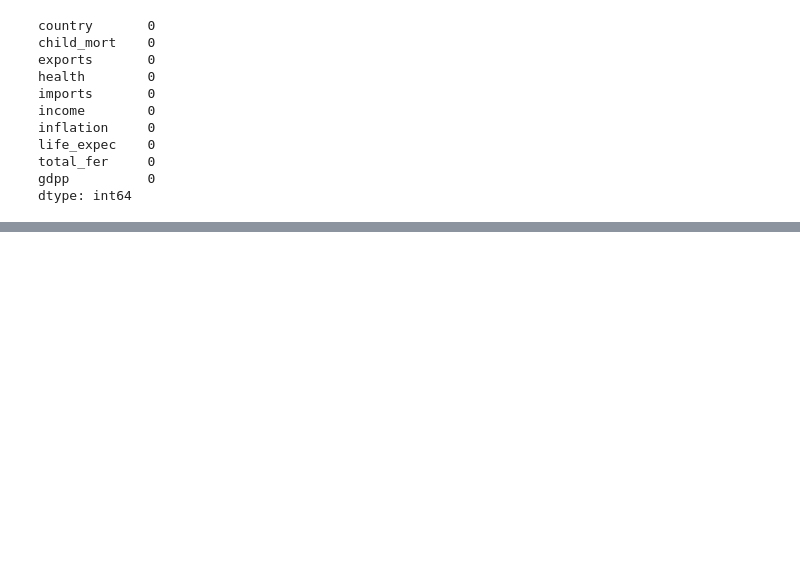
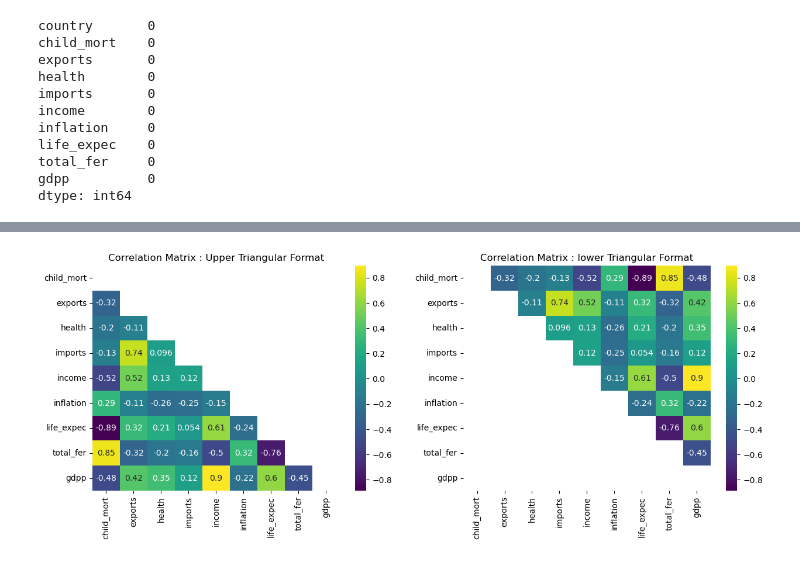
Before and after one commit to tuananhudu/Learn_AI, a Jupyter notebook: Model/Unsupervised_Learning/main.ipynb, the cells around one changed output, grey strips where cells are left out. Cells and saved outputs as stored; diff of their text form; code cells hidden in the pictures; blank space fills up the shorter version.

```diff
--- a/Model/Unsupervised_Learning/main.ipynb
+++ b/Model/Unsupervised_Learning/main.ipynb
@@ -349,0 +103,15 @@ Name: Country, dtype: int64
+# %%
+upper_triangle = np.triu(df_ve.corr())
+lower_triangle = np.tril(df_ve.corr())
+
+fig , ax = plt.subplots(1 , 2 , figsize=  (15,5))
+plt.subplot(1,2,1 )
+sns.heatmap(df_ve.corr() , cmap = 'viridis' , annot= True , mask = upper_triangle , cbar = True)
+plt.title('Correlation Matrix : Upper Triangular Format')
+
+plt.subplot(1,2,2 )
+sns.heatmap(df_ve.corr() , cmap = 'viridis' , annot= True , mask = lower_triangle , cbar = True)
+plt.title('Correlation Matrix : lower Triangular Format')
+plt.show()
+# %% [output]
+[figure, added]
```
Also changed, not shown: parts of 81 cells of this notebook.
